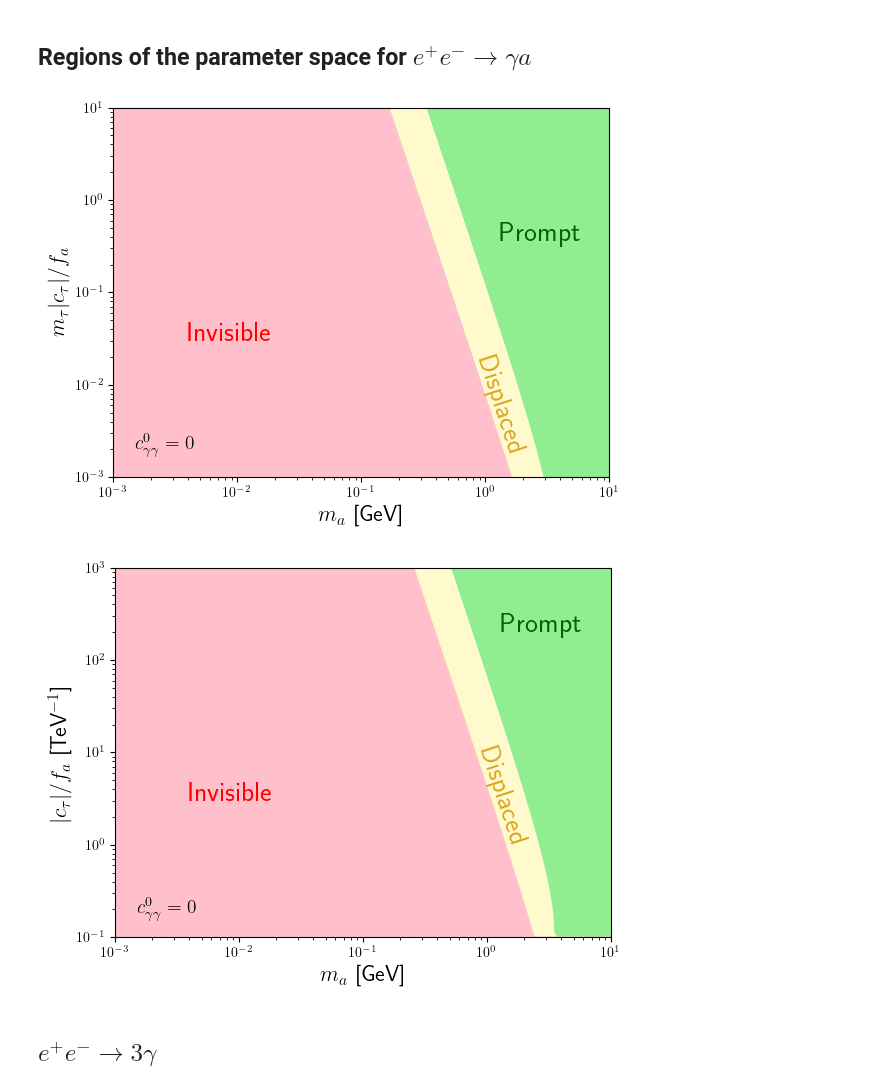
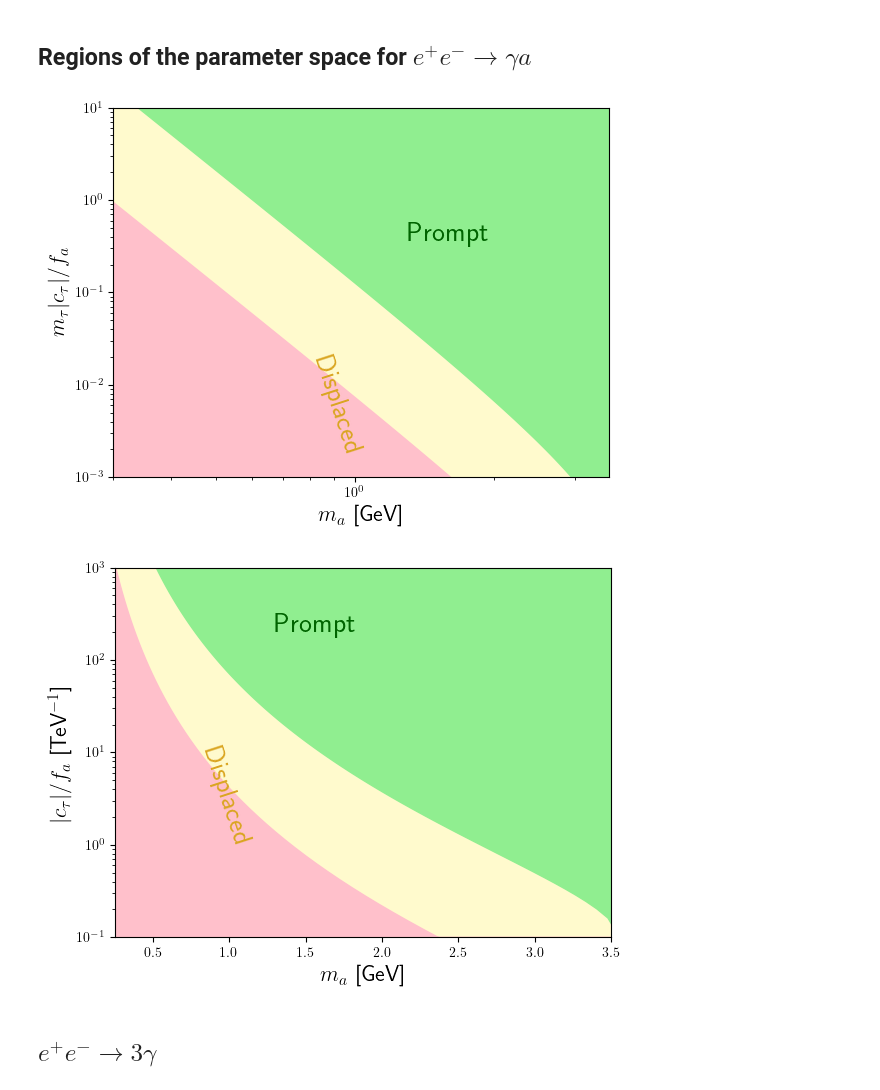
Before and after one commit to Jorge-Alda/tauALPs, a Jupyter notebook: ALP/BelleII/belleII.ipynb, the cells around one changed output. Saved outputs shown, nothing was run; the diff lists cells and outputs as text; code cells hidden in the pictures.

Commit message:
Belle II plots with visibility regions

```diff
--- a/ALP/BelleII/belleII.ipynb
+++ b/ALP/BelleII/belleII.ipynb
@@ -28,7 +28,7 @@ def coupling_length_ALP(length, ma, boosted=True):
     s=10.58**2
     mtau0 = mtau/1000
     if boosted:
-        boost = (s+ma**2)/(2*np.sqrt(s)*ma)
+        boost = np.sqrt(((s+ma**2)/(2*np.sqrt(s)*ma))**2-1)
     else:
         boost = 1
     return np.sqrt((4*np.pi)**3*mtau0**2*hbar*speed_light/(a_em**2*np.abs(B1(4*mtau0**2/ma**2))**2* ma**3*length)*boost)/(mtau*1e-6)
@@ -75,7 +83,7 @@ plt.fill_between(np.logspace(-3, 1, 200), [coupling_length_ALP(300, ma)*mtau*1e-
 plt.fill_between(np.logspace(np.log10(0.15), 1, 200), [coupling_length_ALP(1, ma)*mtau*1e-6 for ma in np.logspace(np.log10(0.15), 1, 200)], 10, color='lightgreen')
 plt.fill_between(np.logspace(-3, 1, 200), 0.1*mtau*1e-6, [coupling_length_ALP(300, ma)*mtau*1e-6 for ma in np.logspace(-3, 1, 200)], color='pink')
 plt.ylim(1e-3, 10)
-plt.xlim(1e-3, 10)
+plt.xlim(0.3, 2e-3*mtau)
 plt.annotate('Invisible', (4e-3, 3e-2), color='red', fontsize=20)
 plt.annotate('Prompt', (1.3, 200*mtau*1e-6), color='darkgreen', fontsize=20)
 plt.annotate('Displaced', (0.8, 1*mtau*1e-6), color='goldenrod', fontsize=20, rotation=-72)
@@ -86,25 +94,25 @@ ax = plt.gca()
 ax.set_xscale('log')
 ax.set_yscale('log')
 # %% [output]
-[figure, old version]
+[figure, new version]
 # %%
 plt.fill_between(np.logspace(-4, np.log10(0.15), 200), [coupling_length_ALP(1, ma) for ma in np.logspace(-4, np.log10(0.15), 200)], 1e3, color='paleturquoise')
 plt.fill_between(np.logspace(-3, 1, 200), [coupling_length_ALP(300, ma) for ma in np.logspace(-3, 1, 200)], [coupling_length_ALP(1, ma) for ma in np.logspace(-3, 1, 200)], color='lemonchiffon')
 plt.fill_between(np.logspace(np.log10(0.15), 1, 200), [coupling_length_ALP(1, ma) for ma in np.logspace(np.log10(0.15), 1, 200)], 1e3, color='lightgreen')
 plt.fill_between(np.logspace(-3, 1, 200), 0.1, [coupling_length_ALP(300, ma) for ma in np.logspace(-3, 1, 200)], color='pink')
 plt.ylim(0.1, 1e3)
-plt.xlim(1e-3, 10)
+plt.xlim(0.25, 3.5)
 plt.annotate('Invisible', (4e-3, 3), color='red', fontsize=20)
 plt.annotate('Prompt', (1.3, 200), color='darkgreen', fontsize=20)
 plt.annotate('Displaced', (0.8, 1), color='goldenrod', fontsize=20, rotation=-72)
 plt.xlabel(r'$m_a$ [GeV]', fontsize=16)
 plt.ylabel(r'$|c_\tau|/f_a$ [TeV$^{-1}$]', fontsize=16)
 plt.annotate(r'$c_{\gamma\gamma}^0=0$', (1.5e-3, 1.8e-1), fontsize=14)
 ax = plt.gca()
-ax.set_xscale('log')
+#ax.set_xscale('log')
 ax.set_yscale('log')
 # %% [output]
-[figure, old version]
+[figure, new version]
 # %% [markdown]
 ## $e^+e^-\to 3\gamma$
 # %%
```
Also changed, not shown: parts of 3 cells of this notebook, 3 other files.
